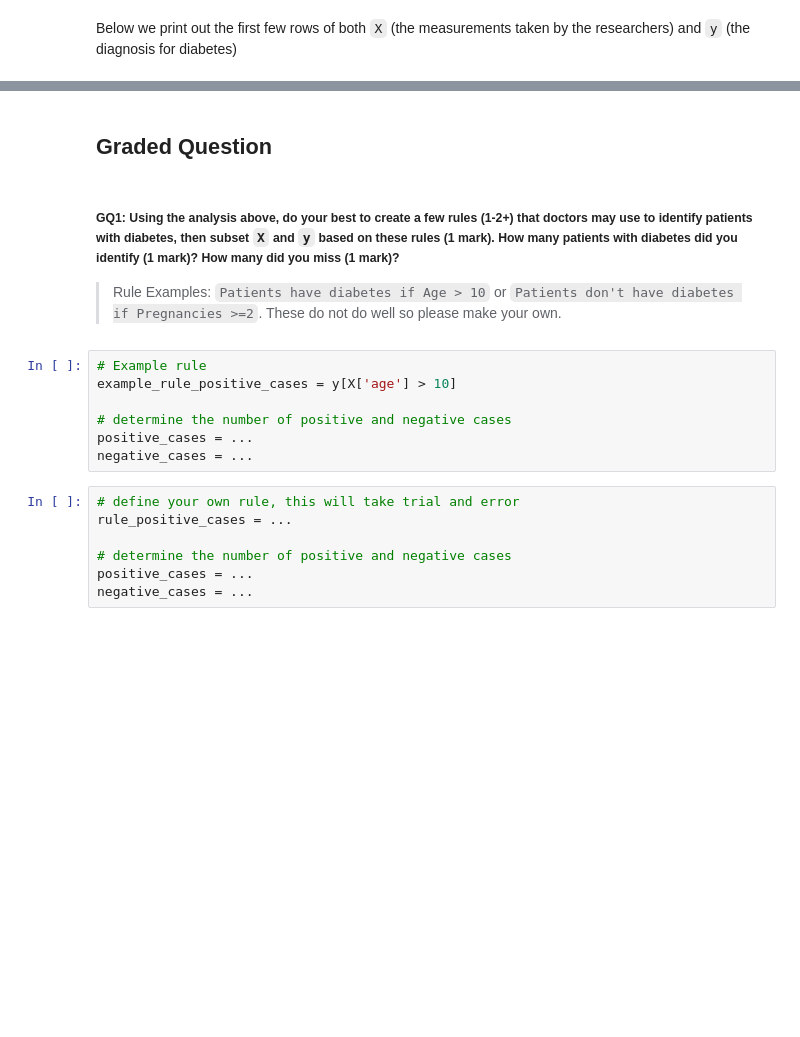
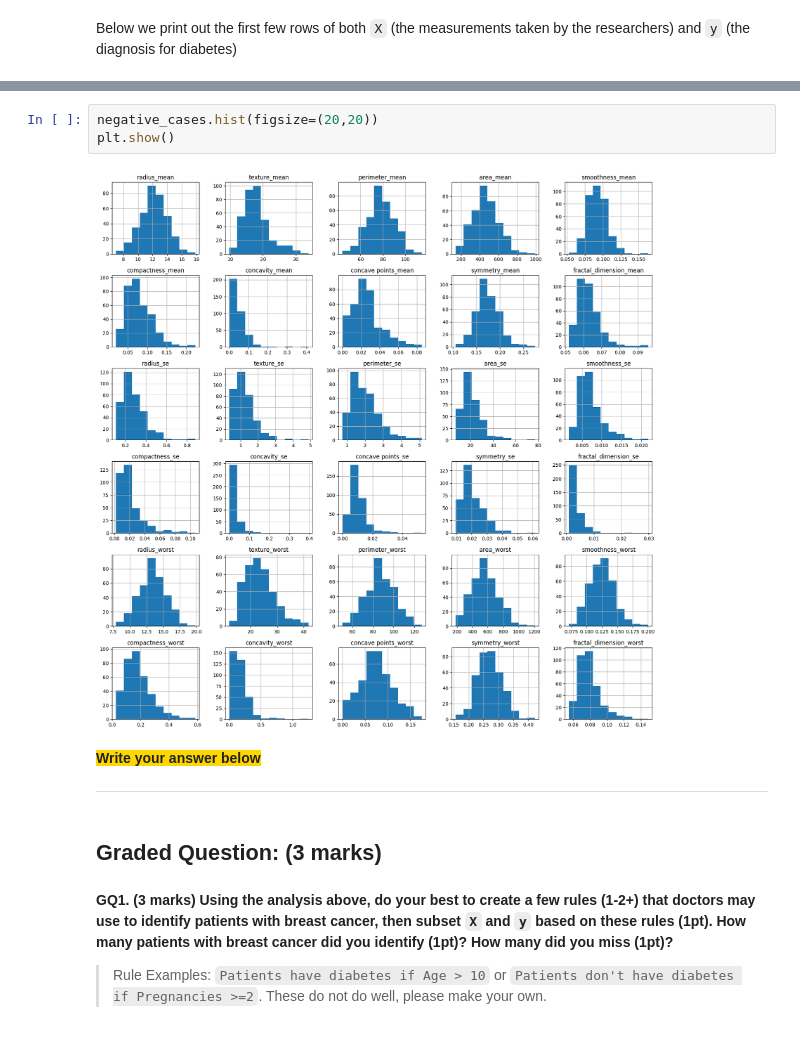
Before and after one commit to CS-Biotech/1-5_Introduction-to-Machine-Learning, a Jupyter notebook: Week 5 Pre-module Exercise.ipynb, the cells around one changed output, grey strips where cells are left out. Cells and saved outputs as stored; diff of their text form; blank space fills up the shorter version.

```diff
--- a/Week 5 Pre-module Exercise.ipynb
+++ b/Week 5 Pre-module Exercise.ipynb
@@ -133,20 +171,15 @@ Your Answer Here
+# %%
+negative_cases.hist(figsize=(20,20))
+plt.show()
+# %% [output]
+[figure, added]
+# %% [markdown]
+<span style="background-color: #FFD700">**Write your answer below**</span>
+
+---
 # %% [markdown]
-## Graded Question
+## **Graded Question: (3 marks)**
 # %% [markdown]
-##### **GQ1: Using the analysis above, do your best to create a few rules (1-2+) that doctors may use to identify patients with diabetes, then subset `X` and `y` based on these rules (1 mark). How many patients with diabetes did you identify (1 mark)? How many did you miss (1 mark)?**
+**GQ1. (3 marks) Using the analysis above, do your best to create a few rules (1-2+) that doctors may use to identify patients with breast cancer, then subset `X` and `y` based on these rules (1pt). How many patients with breast cancer did you identify (1pt)? How many did you miss (1pt)?**
 
-> Rule Examples: `Patients have diabetes if Age > 10` or `Patients don't have diabetes if Pregnancies >=2`. These do not do well so please make your own.
+> Rule Examples: `Patients have diabetes if Age > 10` or `Patients don't have diabetes if Pregnancies >=2`. These do not do well, please make your own.
-# %%
-# Example rule
-example_rule_positive_cases = y[X['age'] > 10]
-
-# determine the number of positive and negative cases
-positive_cases = ...
-negative_cases = ...
-# %%
-# define your own rule, this will take trial and error
-rule_positive_cases = ...
-
-# determine the number of positive and negative cases
-positive_cases = ...
-negative_cases = ...
```
Also changed, not shown: parts of 32 cells of this notebook, 26 other files.
